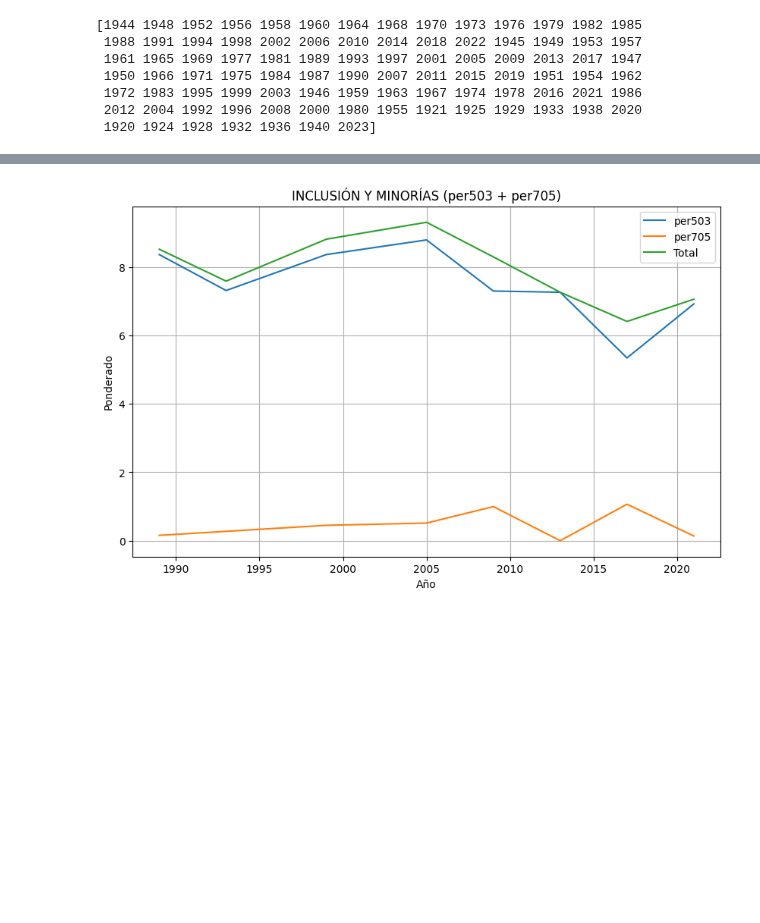
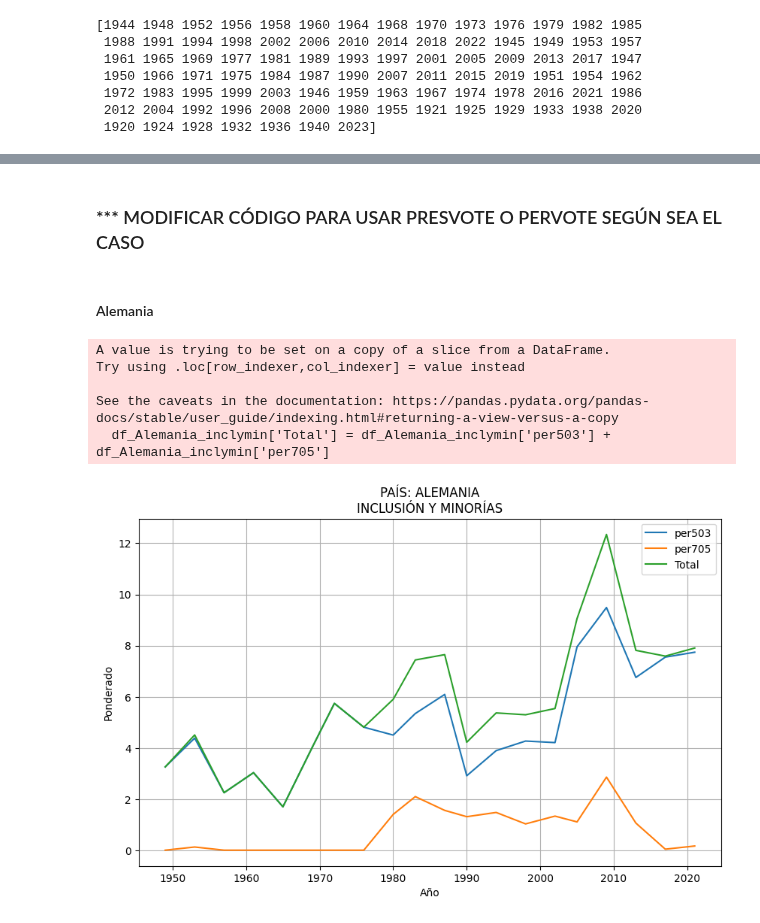
Before and after one commit to MatiasBunsterRaby/Capstone_git, a Jupyter notebook: notebooks/Pruebas_Chile.ipynb, the cells around one changed output, grey strips where cells are left out. Cells and saved outputs as stored; diff of their text form; code cells hidden in the pictures; blank space fills up the shorter version.

Commit message:
df ponderados según Inclusión y Minorías

```diff
--- a/notebooks/Pruebas_Chile.ipynb
+++ b/notebooks/Pruebas_Chile.ipynb
@@ -104,17 +105,45 @@ See the caveats in the documentation: https://pandas.pydata.org/pandas-docs/stab
+# %% [markdown]
+### *** MODIFICAR CÓDIGO PARA USAR PRESVOTE O PERVOTE SEGÚN SEA EL CASO
+# %% [markdown]
+#### Alemania
+# %%
+df_Alemania = df[df['countryname'] == 'Germany']
+
+df_Alemania = df_Alemania.sort_values(by='agno')
+
+# Create a list of column names that begin with 'per' and have a digit in position 4
+per_columns_4digit = [col for col in df.columns if col.startswith('per') and col[3].isdigit()]
+
+# Group by column 'agno' and calculate the weighted average of each column in 'per_columns_4digit' using column 'presvote' as weights
+df_Alemania_ponderado = df_Alemania.groupby('agno').apply(
+    lambda x: pd.Series({col: np.average(x[col], weights=x['pervote']) for col in per_columns_4digit})
+).reset_index()
+
+# Display the results
+df_Alemania_ponderado
 # %%
-import matplotlib.pyplot as plt
+# Create dataframe
+df_Alemania_inclymin = df_Alemania_ponderado[['agno', 'per503', 'per705']]
+
+# Add a new column 'Total' with the sum of columns 'per503' and 'per705'
+df_Alemania_inclymin['Total'] = df_Alemania_inclymin['per503'] + df_Alemania_inclymin['per705']
 
 # Plot columns per503, per705, Total with agno in the horizontal axis
 plt.figure(figsize=(10, 6))
-plt.plot(df_inclymin['agno'], df_inclymin['per503'], label='per503')
-plt.plot(df_inclymin['agno'], df_inclymin['per705'], label='per705')
-plt.plot(df_inclymin['agno'], df_inclymin['Total'], label='Total')
+plt.plot(df_Alemania_inclymin['agno'], df_Alemania_inclymin['per503'], label='per503')
+plt.plot(df_Alemania_inclymin['agno'], df_Alemania_inclymin['per705'], label='per705')
+plt.plot(df_Alemania_inclymin['agno'], df_Alemania_inclymin['Total'], label='Total')
 
 plt.xlabel('Año')
 plt.ylabel('Ponderado')
-plt.title('INCLUSIÓN Y MINORÍAS (per503 + per705)')
+plt.title('PAÍS: ALEMANIA\nINCLUSIÓN Y MINORÍAS')
 plt.legend()
 plt.grid(True)
 plt.show()
 # %% [output]
+A value is trying to be set on a copy of a slice from a DataFrame.
+Try using .loc[row_indexer,col_indexer] = value instead
+
+See the caveats in the documentation: https://pandas.pydata.org/pandas-docs/stable/user_guide/indexing.html#returning-a-view-versus-a-copy
+  df_Alemania_inclymin['Total'] = df_Alemania_inclymin['per503'] + df_Alemania_inclymin['per705']
-[figure, old version]
+[figure, new version]
```
Also changed, not shown: parts of 10 cells of this notebook, 3 other files.
